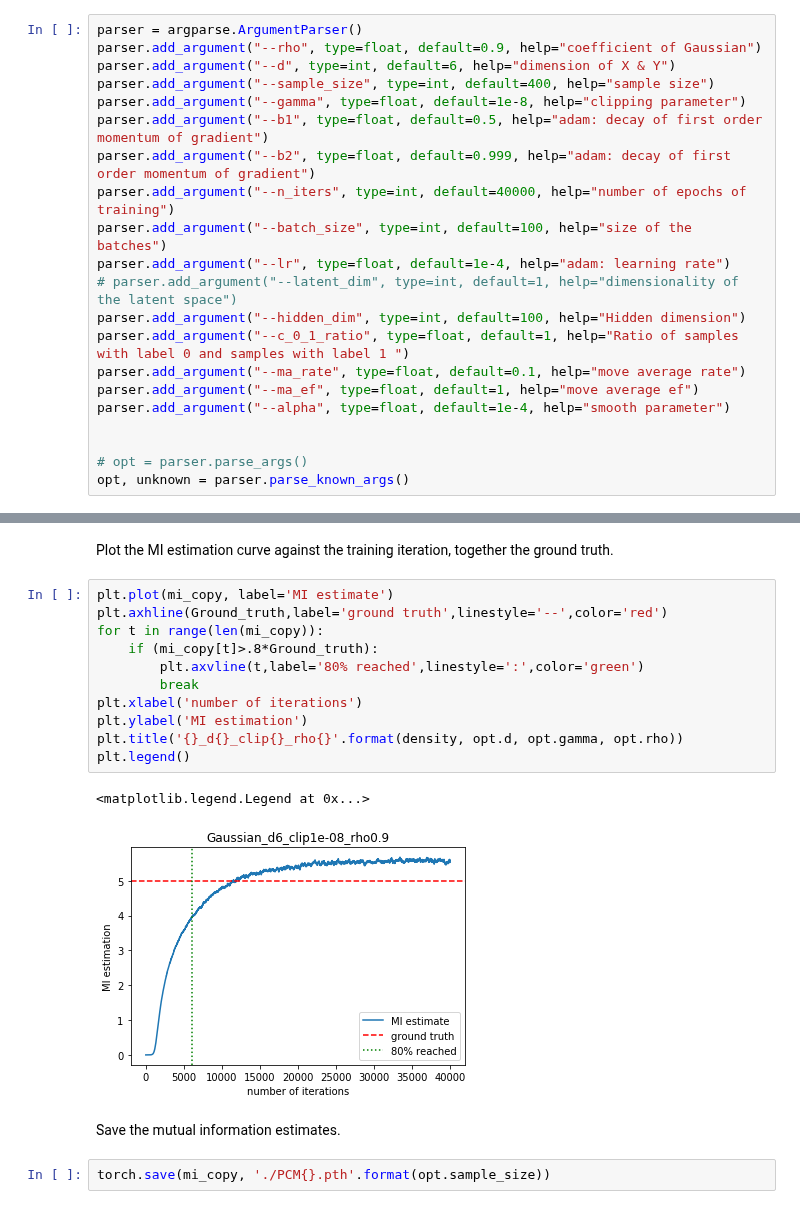
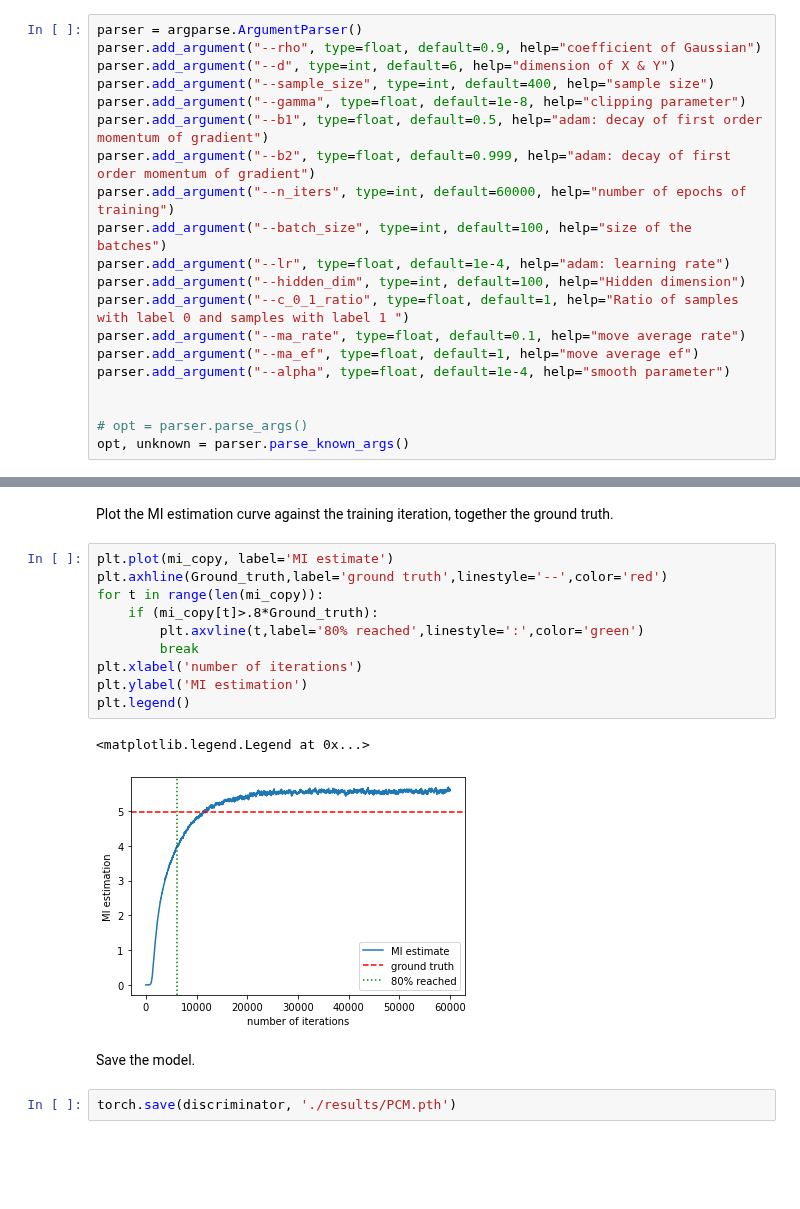
Before and after one commit to wangxuuu/AdapLS_MINE, a Jupyter notebook: _sources/PCM.ipynb, the cells around one changed output, grey strips where cells are left out. Cells and saved outputs as stored; diff of their text form; blank space fills up the shorter version.

```diff
--- a/_sources/PCM.ipynb
+++ b/_sources/PCM.ipynb
@@ -48,10 +48,9 @@ parser.add_argument("--sample_size", type=int, default=400, help="sample size")
 parser.add_argument("--gamma", type=float, default=1e-8, help="clipping parameter")
 parser.add_argument("--b1", type=float, default=0.5, help="adam: decay of first order momentum of gradient")
 parser.add_argument("--b2", type=float, default=0.999, help="adam: decay of first order momentum of gradient")
-parser.add_argument("--n_iters", type=int, default=40000, help="number of epochs of training")
+parser.add_argument("--n_iters", type=int, default=60000, help="number of epochs of training")
 parser.add_argument("--batch_size", type=int, default=100, help="size of the batches")
 parser.add_argument("--lr", type=float, default=1e-4, help="adam: learning rate")
-# parser.add_argument("--latent_dim", type=int, default=1, help="dimensionality of the latent space")
 parser.add_argument("--hidden_dim", type=int, default=100, help="Hidden dimension")
 parser.add_argument("--c_0_1_ratio", type=float, default=1, help="Ratio of samples with label 0 and samples with label 1 ")
 parser.add_argument("--ma_rate", type=float, default=0.1, help="move average rate")
@@ -230,18 +229,17 @@ Plot the MI estimation curve against the training iteration, together the ground
 # %%
 plt.plot(mi_copy, label='MI estimate')
 plt.axhline(Ground_truth,label='ground truth',linestyle='--',color='red')
 for t in range(len(mi_copy)):
     if (mi_copy[t]>.8*Ground_truth):
         plt.axvline(t,label='80% reached',linestyle=':',color='green')
         break
 plt.xlabel('number of iterations')
 plt.ylabel('MI estimation')
-plt.title('{}_d{}_clip{}_rho{}'.format(density, opt.d, opt.gamma, opt.rho))
 plt.legend()
 # %% [output]
 <matplotlib.legend.Legend at 0x...>
-[figure, old version]
+[figure, new version]
 # %% [markdown]
-Save the mutual information estimates.
+Save the model.
 # %%
-torch.save(mi_copy, './PCM{}.pth'.format(opt.sample_size))
+torch.save(discriminator, './results/PCM.pth')
```
Also changed, not shown: parts of 1 cell of this notebook, 15 other files.
